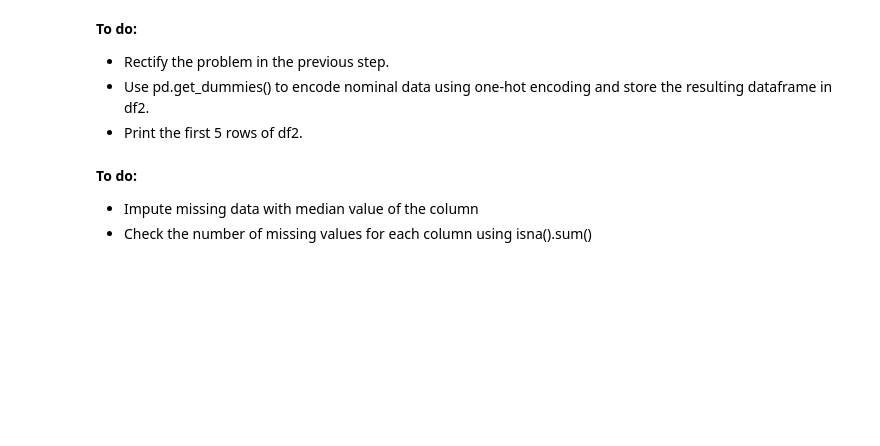
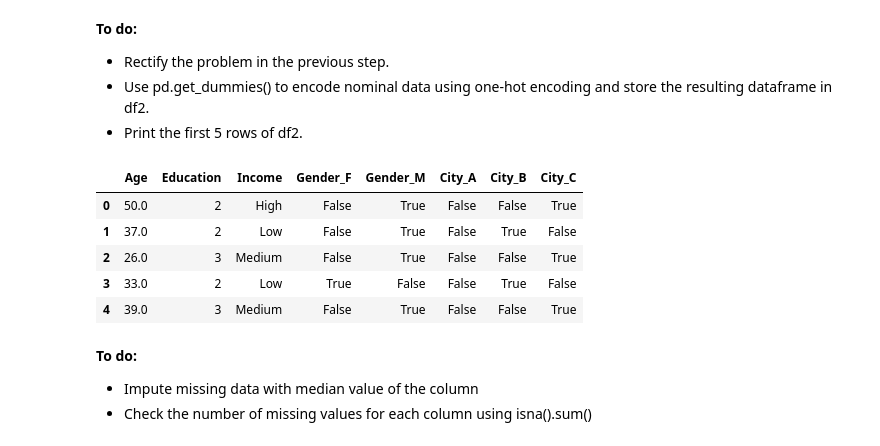
Before and after one commit to wooihaw/pai_apr2025, a Jupyter notebook: Part_2/handson_2/handson_2a.ipynb, the cells around one changed output. Saved outputs shown, nothing was run; the diff lists cells and outputs as text; code cells hidden in the pictures; blank space fills up the shorter version.

```diff
--- a/Part_2/handson_2/handson_2a.ipynb
+++ b/Part_2/handson_2/handson_2a.ipynb
@@ -52,6 +159,17 @@ df.head()
 - Rectify the problem in the previous step.
 - Use pd.get_dummies() to encode nominal data using one-hot encoding and store the resulting dataframe in df2.
 - Print the first 5 rows of df2.
+# %%
+df["Gender"] = df["Gender"].str.upper()
+df2 = pd.get_dummies(df, columns=['Gender', 'City'])
+df2.head()
+# %% [output]
+|  | Age | Education | Income | Gender_F | Gender_M | City_A | City_B | City_C |
+| 0 | 50.0 | 2 | High | False | True | False | False | True |
+| 1 | 37.0 | 2 | Low | False | True | False | True | False |
+| 2 | 26.0 | 3 | Medium | False | True | False | False | True |
+| 3 | 33.0 | 2 | Low | True | False | False | True | False |
+| 4 | 39.0 | 3 | Medium | False | True | False | False | True |
 # %% [markdown]
 **To do:**
 - Impute missing data with median value of the column
```
Also changed, not shown: parts of 13 cells of this notebook, 1 other file.
